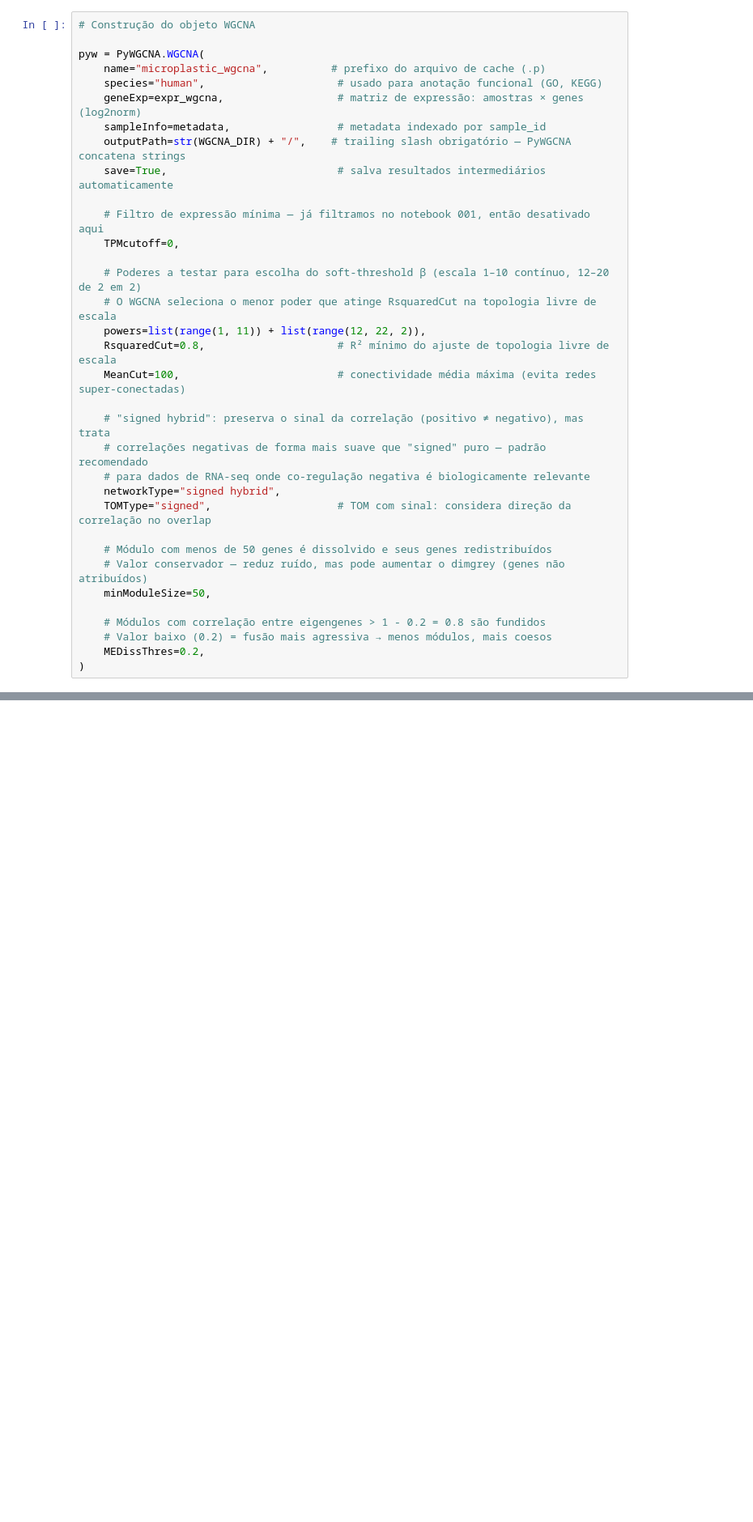
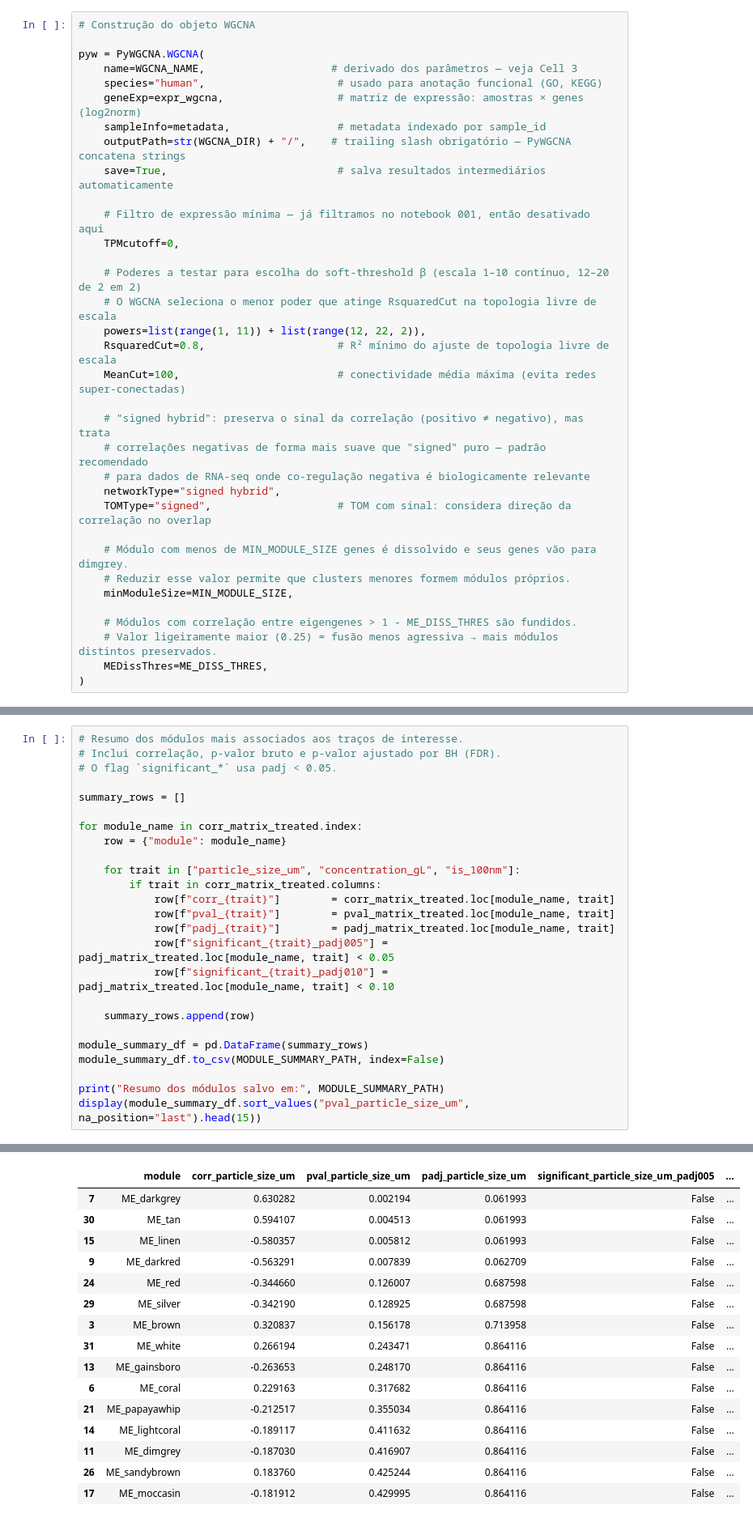
Before and after one commit to Ds4Health-Project/csvd-projects, a Jupyter notebook: project2/pipelines/notebooks/003_wgcna.ipynb, the cells around one changed output, grey strips where cells are left out. Shown at 81% size. Saved outputs shown, nothing was run; the diff lists cells and outputs as text; blank space fills up the shorter version.

```diff
--- a/project2/pipelines/notebooks/003_wgcna.ipynb
+++ b/project2/pipelines/notebooks/003_wgcna.ipynb
@@ -111,7 +167,7 @@ display(metadata.head())
 # Construção do objeto WGCNA
 
 pyw = PyWGCNA.WGCNA(
-    name="microplastic_wgcna",          # prefixo do arquivo de cache (.p)
+    name=WGCNA_NAME,                    # derivado dos parâmetros — veja Cell 3
     species="human",                     # usado para anotação funcional (GO, KEGG)
     geneExp=expr_wgcna,                  # matriz de expressão: amostras × genes (log2norm)
     sampleInfo=metadata,                 # metadata indexado por sample_id
@@ -133,11 +189,11 @@ pyw = PyWGCNA.WGCNA(
     networkType="signed hybrid",
     TOMType="signed",                    # TOM com sinal: considera direção da correlação no overlap
 
-    # Módulo com menos de 50 genes é dissolvido e seus genes redistribuídos
-    # Valor conservador — reduz ruído, mas pode aumentar o dimgrey (genes não atribuídos)
-    minModuleSize=50,
+    # Módulo com menos de MIN_MODULE_SIZE genes é dissolvido e seus genes vão para dimgrey.
+    # Reduzir esse valor permite que clusters menores formem módulos próprios.
+    minModuleSize=MIN_MODULE_SIZE,
 
-    # Módulos com correlação entre eigengenes > 1 - 0.2 = 0.8 são fundidos
-    # Valor baixo (0.2) = fusão mais agressiva → menos módulos, mais coesos
-    MEDissThres=0.2,
+    # Módulos com correlação entre eigengenes > 1 - ME_DISS_THRES são fundidos.
+    # Valor ligeiramente maior (0.25) = fusão menos agressiva → mais módulos distintos preservados.
+    MEDissThres=ME_DISS_THRES,
 )
@@ -425,0 +614,26 @@ display(module_summary_df.sort_values("pval_particle_size_um", na_position="last
+# %%
+# Resumo dos módulos mais associados aos traços de interesse.
+# Inclui correlação, p-valor bruto e p-valor ajustado por BH (FDR).
+# O flag `significant_*` usa padj < 0.05.
+
+summary_rows = []
+
+for module_name in corr_matrix_treated.index:
+    row = {"module": module_name}
+
+    for trait in ["particle_size_um", "concentration_gL", "is_100nm"]:
+        if trait in corr_matrix_treated.columns:
+            row[f"corr_{trait}"]        = corr_matrix_treated.loc[module_name, trait]
+            row[f"pval_{trait}"]        = pval_matrix_treated.loc[module_name, trait]
+            row[f"padj_{trait}"]        = padj_matrix_treated.loc[module_name, trait]
+            row[f"significant_{trait}_padj005"] = padj_matrix_treated.loc[module_name, trait] < 0.05
+            row[f"significant_{trait}_padj010"] = padj_matrix_treated.loc[module_name, trait] < 0.10
+
+    summary_rows.append(row)
+
+module_summary_df = pd.DataFrame(summary_rows)
+module_summary_df.to_csv(MODULE_SUMMARY_PATH, index=False)
+
+print("Resumo dos módulos salvo em:", MODULE_SUMMARY_PATH)
+display(module_summary_df.sort_values("pval_particle_size_um", na_position="last").head(15))
+# %% [output]
@@ -425,0 +641,16 @@ display(module_summary_df.sort_values("pval_particle_size_um", na_position="last
+|  | module | corr_particle_size_um | pval_particle_size_um | padj_particle_size_um | significant_particle_size_um_padj005 | ... |
+| 7 | ME_darkgrey | 0.630282 | 0.002194 | 0.061993 | False | ... |
+| 30 | ME_tan | 0.594107 | 0.004513 | 0.061993 | False | ... |
+| 15 | ME_linen | -0.580357 | 0.005812 | 0.061993 | False | ... |
+| 9 | ME_darkred | -0.563291 | 0.007839 | 0.062709 | False | ... |
+| 24 | ME_red | -0.344660 | 0.126007 | 0.687598 | False | ... |
+| 29 | ME_silver | -0.342190 | 0.128925 | 0.687598 | False | ... |
+| 3 | ME_brown | 0.320837 | 0.156178 | 0.713958 | False | ... |
+| 31 | ME_white | 0.266194 | 0.243471 | 0.864116 | False | ... |
+| 13 | ME_gainsboro | -0.263653 | 0.248170 | 0.864116 | False | ... |
+| 6 | ME_coral | 0.229163 | 0.317682 | 0.864116 | False | ... |
+| 21 | ME_papayawhip | -0.212517 | 0.355034 | 0.864116 | False | ... |
+| 14 | ME_lightcoral | -0.189117 | 0.411632 | 0.864116 | False | ... |
+| 11 | ME_dimgrey | -0.187030 | 0.416907 | 0.864116 | False | ... |
+| 26 | ME_sandybrown | 0.183760 | 0.425244 | 0.864116 | False | ... |
+| 17 | ME_moccasin | -0.181912 | 0.429995 | 0.864116 | False | ... |
```
Also changed, not shown: parts of 26 cells of this notebook, 5 other files.
